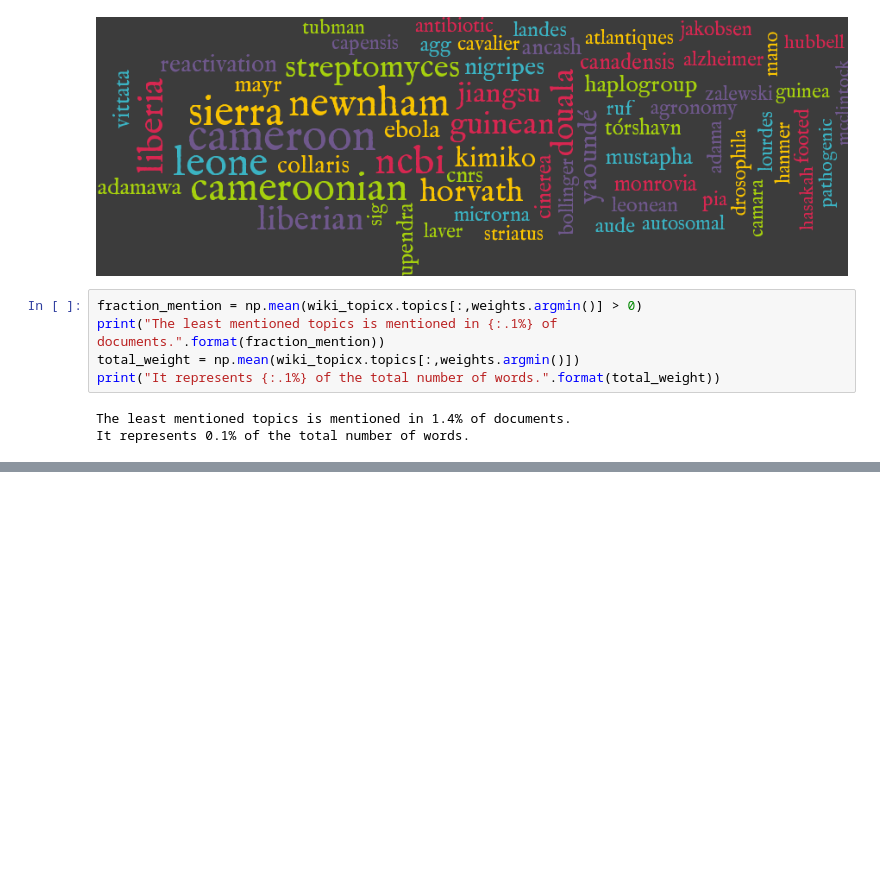
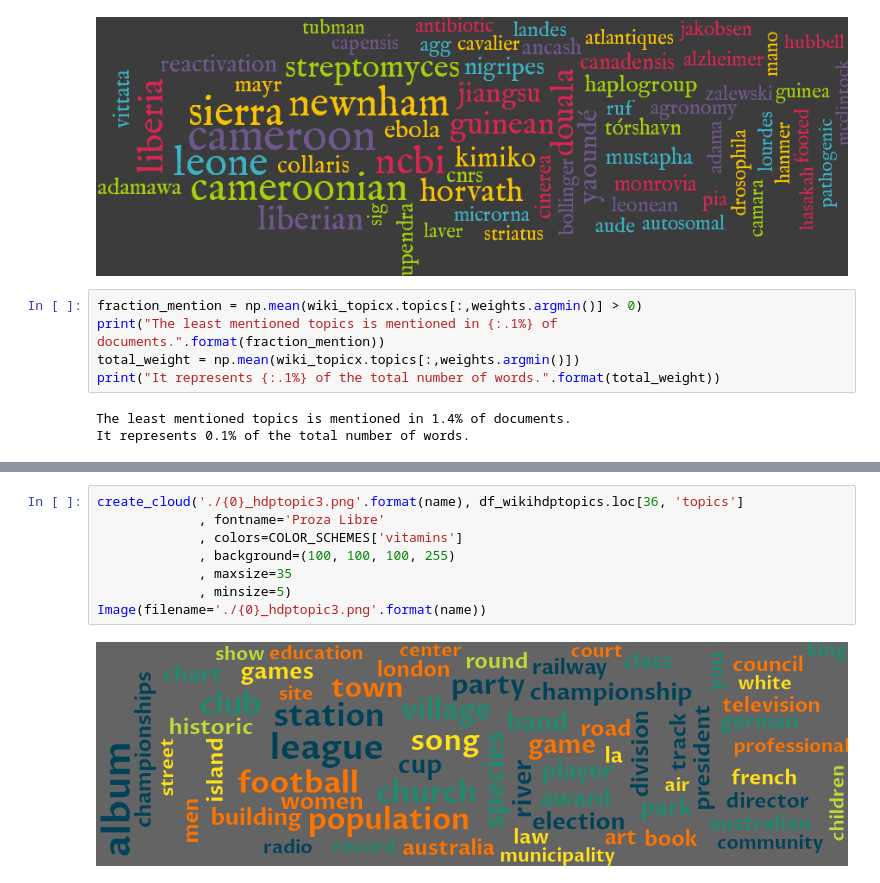
Before and after one commit to WhitneyOnTheWeb/JupyterNotebooks, a Jupyter notebook: Machine Learning/MachineLearningWithPythonCh4.ipynb, the cells around one changed output, grey strips where cells are left out. Saved outputs shown, nothing was run; the diff lists cells and outputs as text; blank space fills up the shorter version.

```diff
--- a/Machine Learning/MachineLearningWithPythonCh4.ipynb
+++ b/Machine Learning/MachineLearningWithPythonCh4.ipynb
@@ -593,0 +696,10 @@ After this project, we truly have the best words.
+# %%
+create_cloud('./{0}_hdptopic3.png'.format(name), df_wikihdptopics.loc[36, 'topics']
+             , fontname='Proza Libre'
+             , colors=COLOR_SCHEMES['vitamins']
+             , background=(100, 100, 100, 255)
+             , maxsize=35
+             , minsize=5)
+Image(filename='./{0}_hdptopic3.png'.format(name))
+# %% [output]
+[figure, added]
```
Also changed, not shown: parts of 10 cells of this notebook.
